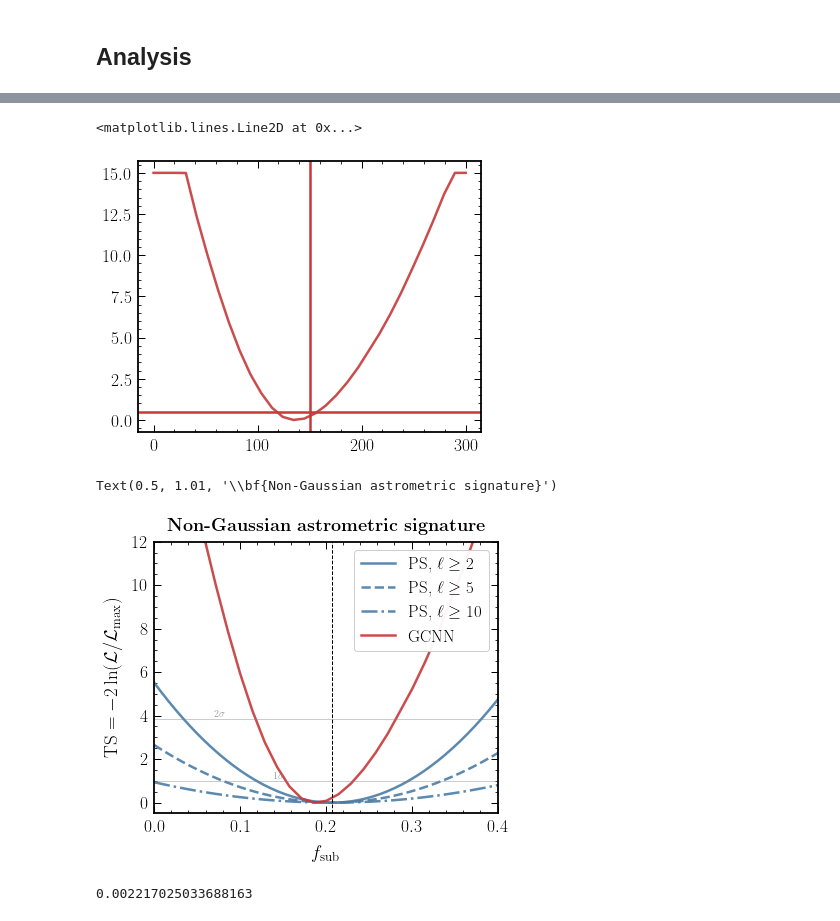
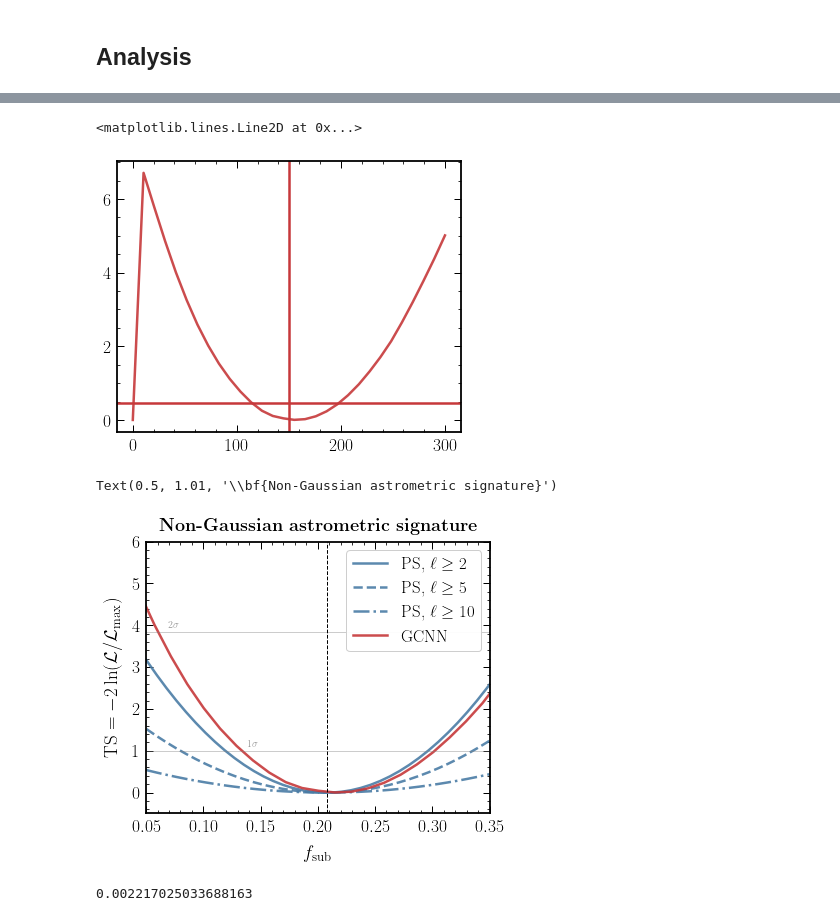
Before and after one commit to smsharma/neural-global-astrometry, a Jupyter notebook: notebooks/01_cdm.ipynb, the cells around one changed output, grey strips where cells are left out. Cells and saved outputs as stored; diff of their text form; code cells hidden in the pictures.

Commit message:
Trying numpy noise

```diff
--- a/notebooks/01_cdm.ipynb
+++ b/notebooks/01_cdm.ipynb
@@ -150,7 +150,7 @@ import torch
 from pytorch_lightning.loggers import TensorBoardLogger, MLFlowLogger
 import mlflow
 
-run_id = '98ecc563d0794e22ae349a98408caa4e'
+run_id = '1936d60ac8f945b4b6873c96a4946f32'
 
 data_dir = '/scratch/sm8383/sbi-fermi/data/'
 model_uri = "runs:/{}/density_estimator".format(run_id)
@@ -180,19 +176,27 @@ Simulating 1229 subhalos between 7.0 and 10.0
 # %%
-n_trials = 30
+n_trials = 10
 n_test = 30
 
 out = np.zeros((n_trials, n_test))
 
 for i_trial in tqdm(range(n_trials)):
 
+    sim.set_mass_distribution(sim.rho_M_SI, M_min=1e7 * M_s, M_max=1e10 * M_s, M_min_calib=1e8 * M_s, M_max_calib=1.1e10 * M_s, N_calib=150., alpha=-1.9)
+    sim.set_radial_distribution(sim.r2rho_V_ein_EAQ, R_min=1e-3 * kpc, R_max=260 * kpc)
+    sim.set_subhalo_properties(sim.c200_SCP, distdep=False)
+
     sim.analysis_pipeline(get_sample=True)
     sim.mu_qsrs = 1e6 * hp.reorder(sim.mu_qsrs.T, r2n=True).T
 
-    x_test = sim.mu_qsrs + np.random.normal(loc=0, scale=0.0022 / 1., size=sim.mu_qsrs.shape)
-    x_test = torch.Tensor(1 * [x_test.T]).contiguous()
+    x_test = torch.Tensor(sim.mu_qsrs)
+
+    gn = GaussianNoise(sigma=0.0023)
+    x_test = gn(x_test).T
+
+#     x_test = torch.Tensor(1 * [x_test.T]).contiguous()
 
     theta_test = torch.linspace(0., 300., n_test).unsqueeze(1)
 
-    out[i_trial, :] = [density_estimator(x_test[0].unsqueeze(0), theta_test[i].unsqueeze(0)).squeeze().detach().numpy() \
+    out[i_trial, :] = [density_estimator(x_test.unsqueeze(0), theta_test[i].unsqueeze(0)).squeeze().detach().numpy() \
            for i in (range(n_test))]
 # %% [output]
@@ -249,7 +263,7 @@ plt.axhline(chi2.isf(.5, 1))
 plt.axvline(150)
 # %% [output]
 <matplotlib.lines.Line2D at 0x...>
-[figure, old version]
+[figure, new version]
 # %%
 from theory.units import *
 from theory.spec_calc import PowerSpectra, PowerSpectraPopulations
@@ -264,19 +278,19 @@ pspecpop = PowerSpectraPopulations(l_max=2000)
 
 pspecpop.set_radial_distribution(pspecpop.r2rho_V_ein_EAQ, R_min=1e-2*kpc, R_max=260*kpc)
 pspecpop.set_mass_distribution(pspecpop.rho_M_SI, M_min=1e7*M_s, M_max=1e10*M_s,
-                               M_min_calib=1e8*M_s, M_max_calib=1e10*M_s, N_calib=150, alpha=-1.9)
+                               M_min_calib=1e8*M_s, M_max_calib=1.1e10*M_s, N_calib=150, alpha=-1.9)
 pspecpop.set_subhalo_properties(pspecpop.c200_SCP)
 
 C_l_mu = pspecpop.get_C_l_total_ary();
 # %%
 # Test
 
-sigma_mu = .1
+sigma_mu = .10
 sigma_alpha = None
 N_q = 1e8
 
 fDM_base = 1
-dfDM_base = 0.1
+dfDM_base = 0.01
 
 Cl_ary_fid = pspecpop.C_l_ary*fDM_base
 
@@ -309,37 +323,37 @@ for i_l, l_min in enumerate([2, 5, 10]):
     LL_ary = norm.logpdf(x_arr, fDM_base, sigma)
     plt.plot(f_sub_fid * x_arr, -2 * (LL_ary - np.max(LL_ary)), label=r"PS, $\ell \geq {}$".format(l_min), ls=ls_list[i_l], color=cols_default[1])
 
 
 llrmin, llrmax = 0., 15.
 
 llr = - 2 * out_mean
 llr -= np.min(llr)
 llr = np.clip(llr, llrmin, llrmax)
 
-offset = 0  # (f_sub_fid - (f_sub_fid / 150) * theta_test.squeeze().detach().numpy()[np.argmin(llr)])
+offset = 0  # (f_sub_fid - (f_sub_fid / 150) * theta_test.squeeze().detach().numpy()[np.argmin(llr[3])])
 plt.plot(offset + (f_sub_fid / 150) * theta_test.squeeze().detach().numpy(), llr, label="GCNN", color=cols_default[0])
 
 
 plt.axhline(chi2.isf(1 - .95, 1), color='grey', alpha=0.4, lw=1)
 plt.text(f_sub_fid / 3, chi2.isf(1 - .95, 1) + 0.1, r"$2\sigma$",  color='grey', alpha=0.8)
 
 plt.axhline(chi2.isf(1 - .68, 1), color='grey', alpha=0.4, lw=1)
 plt.text(f_sub_fid / (3 / 2), chi2.isf(1 - .68, 1) + 0.1, r"$1\sigma$",  color='grey', alpha=0.8)
 
 plt.axvline(f_sub_fid, color='k', lw=1, ls='--')
 
-plt.ylim(-0.5, 12)
-plt.xlim(0, 0.4)
+plt.ylim(-0.5, 6)
+plt.xlim(0.05, 0.35)
 
 plt.legend(loc='upper right', frameon=True, framealpha=0.95)
 
 plt.xlabel(r"$f_\mathrm{sub}$")
 plt.ylabel(r"$\mathrm{TS}  = -2 \ln  (\mathcal L / \mathcal L_\mathrm{max}) $")
 
 plt.title(r"\bf{Non-Gaussian astrometric signature}", y=1.01)
 # %% [output]
 Text(0.5, 1.01, '\\bf{Non-Gaussian astrometric signature}')
-[figure, old version]
+[figure, new version]
 # %%
 import healpy as hp
 Sigma_q = 1e8 / (4 * np.pi)
```
Also changed, not shown: parts of 11 cells of this notebook, 5 other files.
